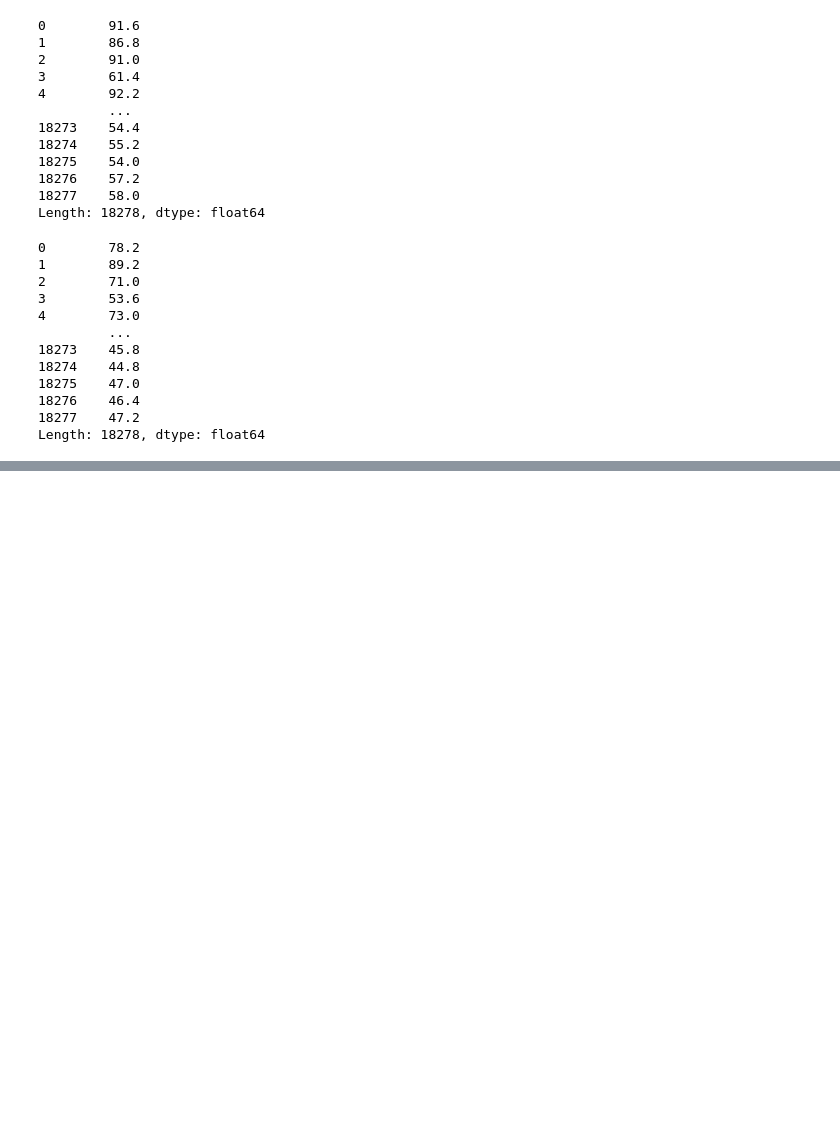
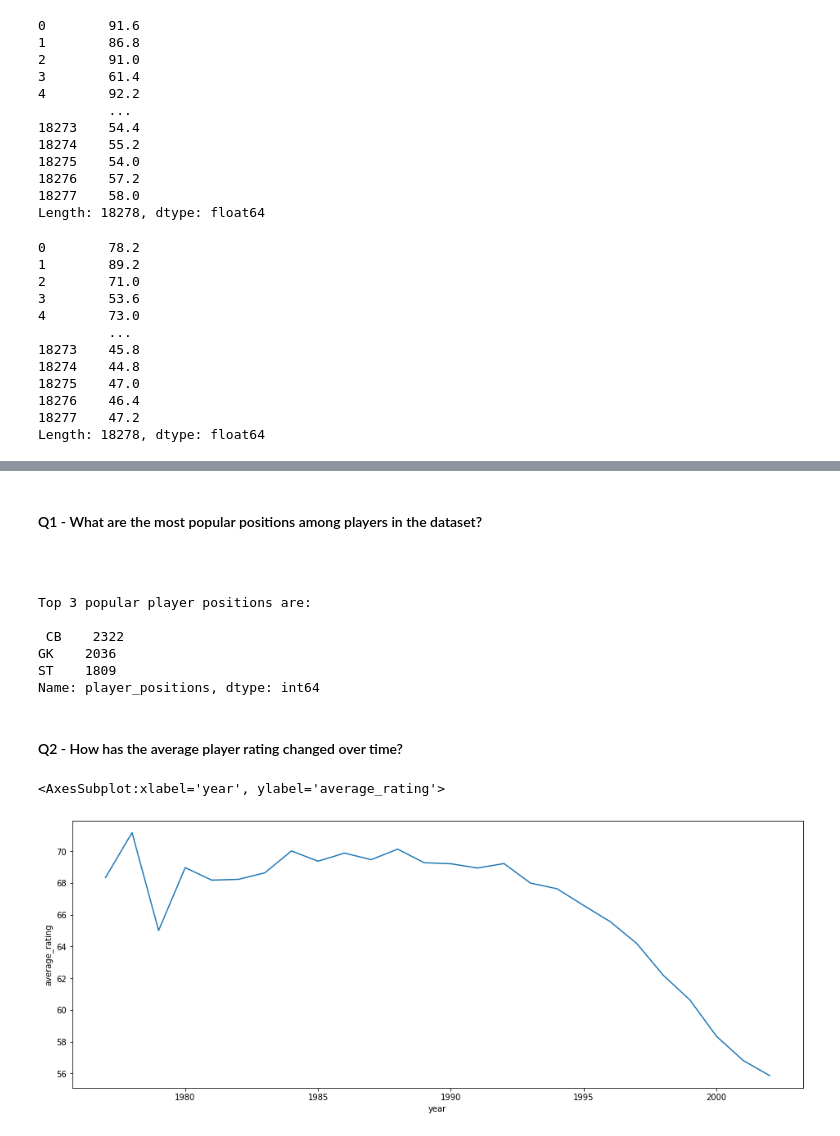
Before and after one commit to ilovedata6/FifaAnalysis, a Jupyter notebook: analysis.ipynb, the cells around one changed output, grey strips where cells are left out. Drawn from its saved outputs; the diff is of its cells as text; code cells hidden in the pictures; blank space fills up the shorter version.

Commit message:
Exploratory Data Analysis

````diff
--- a/analysis.ipynb
+++ b/analysis.ipynb
@@ -335,0 +337,4 @@ Name: lwb, dtype: int64
+# %%
+more_columns_to_drop = ['sofifa_id','player_url','short_name','age','height_cm','weight_kg','real_face','player_tags','team_jersey_number','joined','contract_valid_until','nation_position','nation_jersey_number','gk_diving','gk_handling','gk_kicking','gk_reflexes','gk_speed','gk_positioning','player_traits']
+# %%
+df.drop(more_columns_to_drop, axis=1, inplace=True)
@@ -335,0 +397,8 @@ Name: lwb, dtype: int64
+# %%
+df[df['body_type']=='Messi']['body_type'] = 'Lean'
+df[df['body_type']=='C. Ronaldo']['body_type'] = 'Lean'
+df[df['body_type']=='Courtois']['body_type'] = 'Lean'
+df[df['body_type']=='Neymar']['body_type'] = 'Lean'
+df[df['body_type']=='Akinfenwa']['body_type'] = 'Stocky'
+df[df['body_type']=='PLAYER_BODY_TYPE_25']['body_type'] = 'Stocky'
+df[df['body_type']=='Shaqiri']['body_type'] = 'Stocky'
@@ -335,0 +457,31 @@ Name: lwb, dtype: int64
+# %% [markdown]
+#### Q1 - What are the most popular positions among players in the dataset?
+
+```python
+# %%
+popular_position = df.player_positions.value_counts()
+print("Top 3 popular player positions are: \n\n", popular_position[0:3])
+# %% [output]
+Top 3 popular player positions are:
+
+ CB    2322
+GK    2036
+ST    1809
+Name: player_positions, dtype: int64
+# %% [markdown]
+#### Q2 - How has the average player rating changed over time?
+# %%
+df['dob'] = pd.to_datetime(df['dob'])
+# %%
+df['year'] = df['dob'].apply(lambda x: x.year)
+grouped_rating = df.groupby('year')['overall'].mean().reset_index()
+grouped_rating.rename(columns={'overall':'average_rating'}, inplace=True)
+
+import matplotlib.pyplot as plt
+import seaborn as sns
+
+plt.figure(figsize=(16,6))
+sns.lineplot(x='year', y='average_rating', data=grouped_rating)
+# %% [output]
+<AxesSubplot:xlabel='year', ylabel='average_rating'>
+[figure, added]
````
Also changed, not shown: parts of 46 cells of this notebook.
